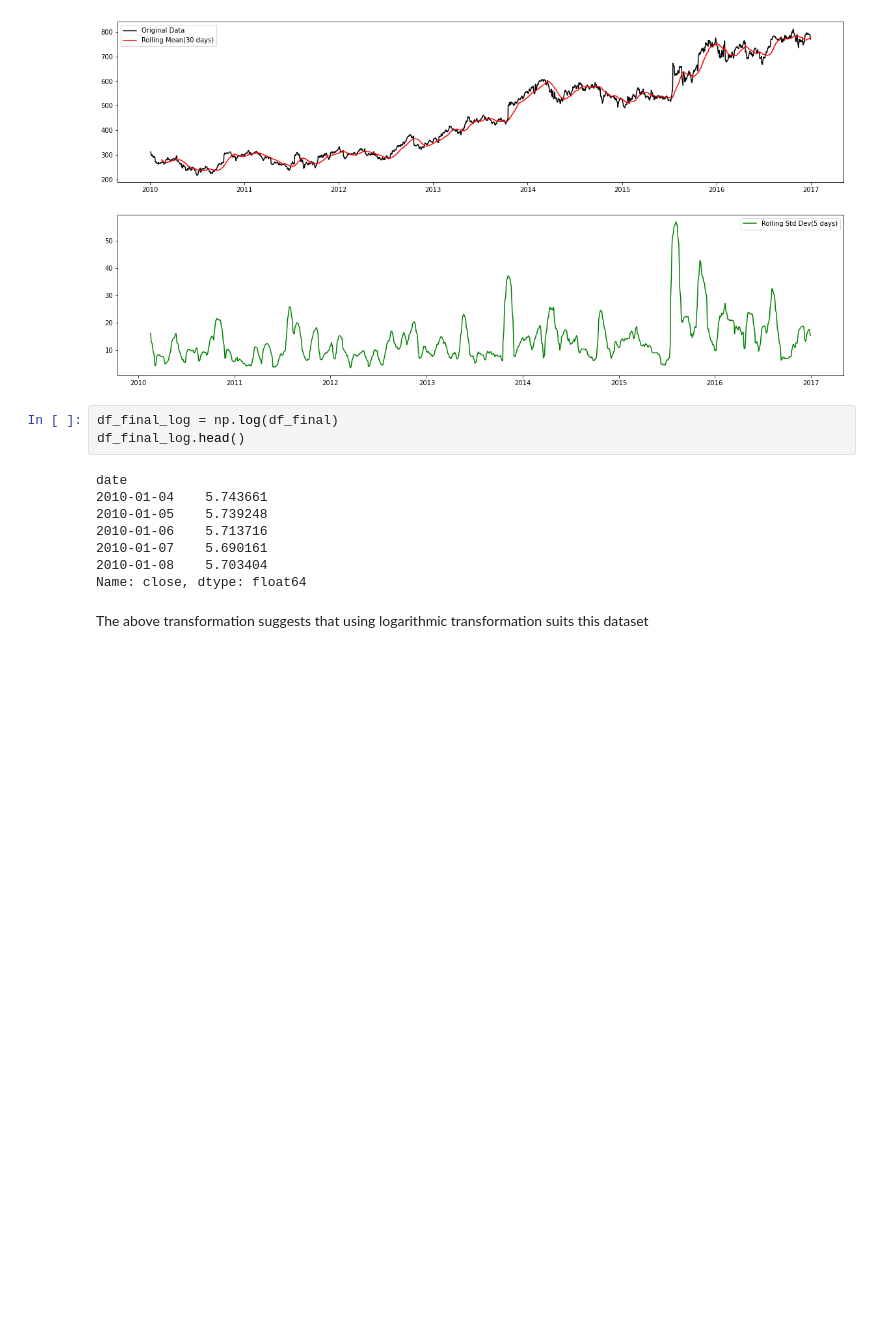
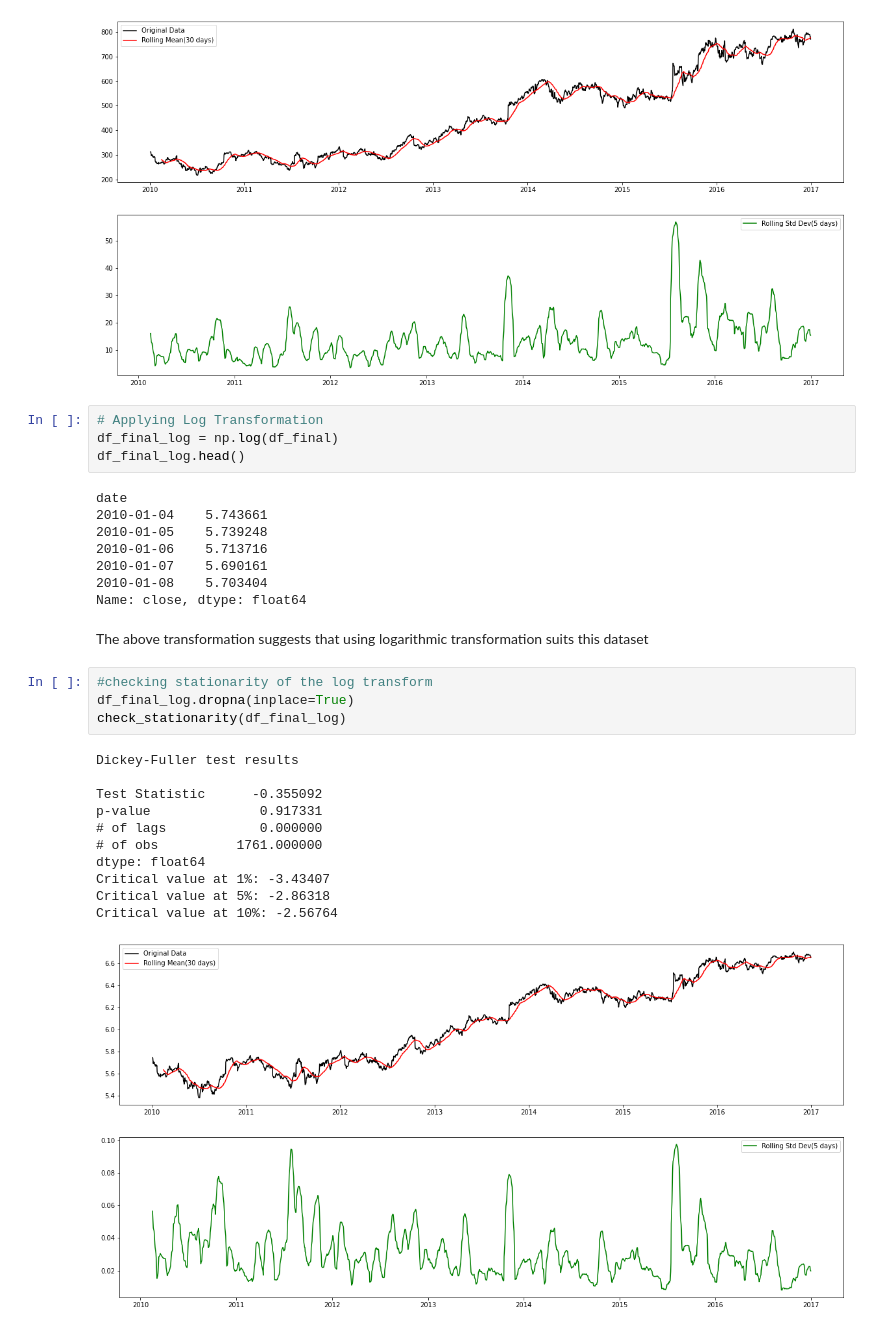
Before and after one commit to HarshitCodex/ARIMA-GARCH-modeling, a Jupyter notebook: SP500_NYSE/stock_ARIMA.ipynb, the cells around one changed output. Drawn from its saved outputs; the diff is of its cells as text; blank space fills up the shorter version.

```diff
--- a/SP500_NYSE/stock_ARIMA.ipynb
+++ b/SP500_NYSE/stock_ARIMA.ipynb
@@ -127,6 +127,7 @@ Critical value at 5%: -2.86319
 Critical value at 10%: -2.56765
 [figure]
 # %%
+# Applying Log Transformation
 df_final_log = np.log(df_final)
 df_final_log.head()
 # %% [output]
@@ -139,3 +140,19 @@ date
 Name: close, dtype: float64
 # %% [markdown]
 The above transformation suggests that using logarithmic transformation suits this dataset
+# %%
+#checking stationarity of the log transform
+df_final_log.dropna(inplace=True)
+check_stationarity(df_final_log)
+# %% [output]
+Dickey-Fuller test results
+
+Test Statistic      -0.355092
+p-value              0.917331
+# of lags            0.000000
+# of obs          1761.000000
+dtype: float64
+Critical value at 1%: -3.43407
+Critical value at 5%: -2.86318
+Critical value at 10%: -2.56764
+[figure, added]
```
Also changed, not shown: parts of 34 cells of this notebook, 2 other files.
